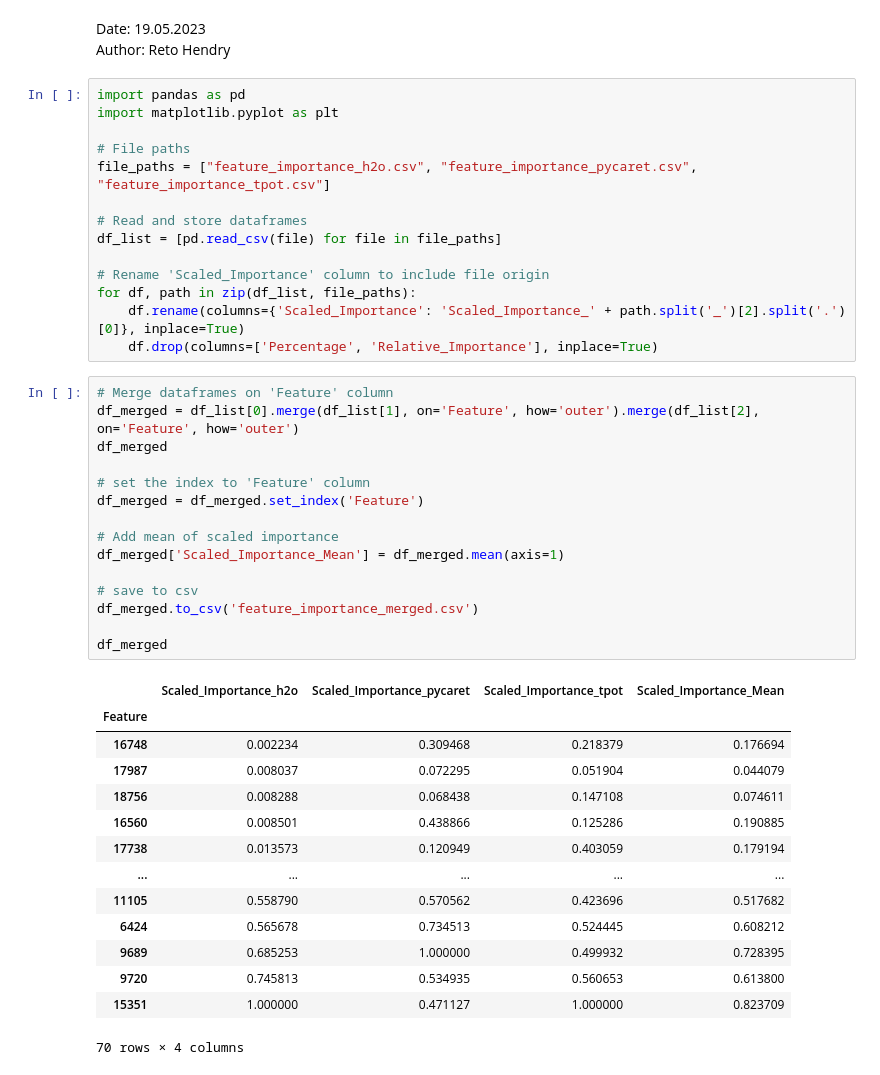
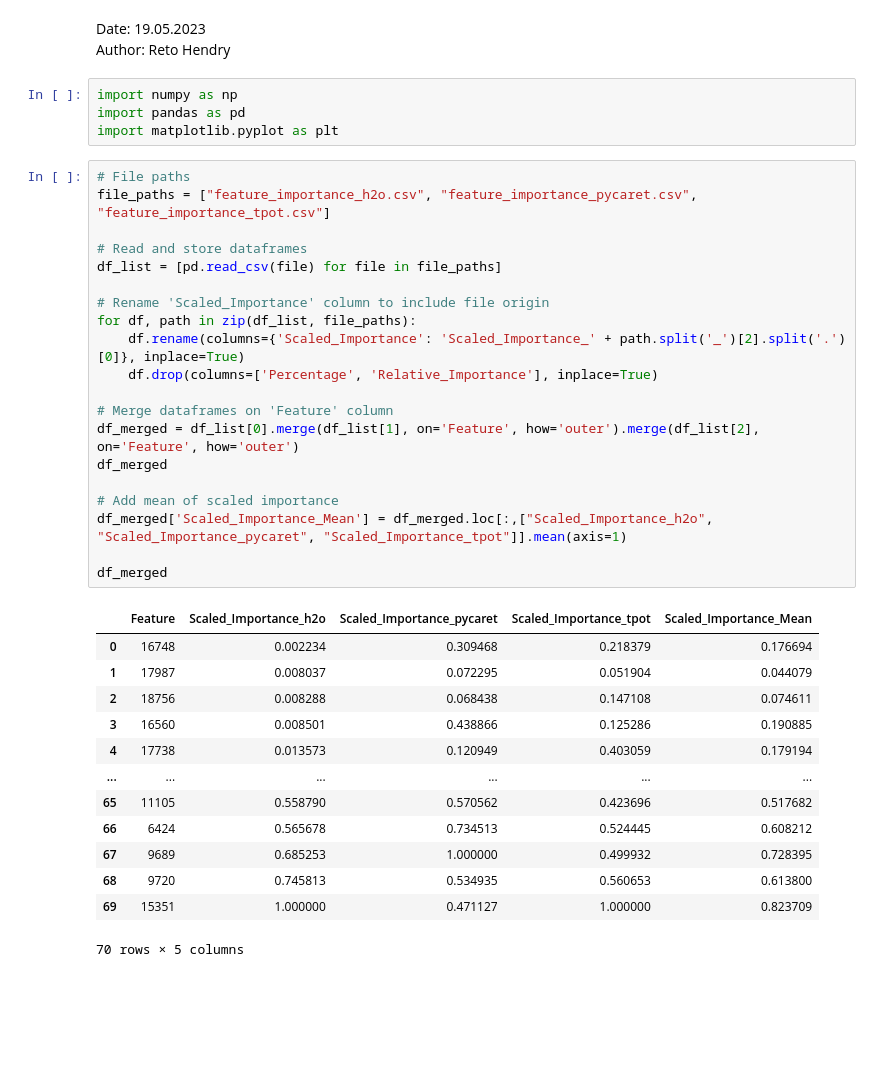
Before and after one commit to tahendry/master_thesis, a Jupyter notebook: analysis_and_plots/compare_feature_importance.ipynb, the cells around one changed output. Saved outputs shown, nothing was run; the diff lists cells and outputs as text; blank space fills up the shorter version.

```diff
--- a/analysis_and_plots/compare_feature_importance.ipynb
+++ b/analysis_and_plots/compare_feature_importance.ipynb
@@ -1,47 +1,41 @@
 # %% [markdown]
 Date: 19.05.2023 \
 Author: Reto Hendry
+# %%
+import numpy as np
+import pandas as pd
+import matplotlib.pyplot as plt
 # %%
-import pandas as pd
-import matplotlib.pyplot as plt
-
 # File paths
 file_paths = ["feature_importance_h2o.csv", "feature_importance_pycaret.csv", "feature_importance_tpot.csv"]
 
 # Read and store dataframes
 df_list = [pd.read_csv(file) for file in file_paths]
 
 # Rename 'Scaled_Importance' column to include file origin
 for df, path in zip(df_list, file_paths):
     df.rename(columns={'Scaled_Importance': 'Scaled_Importance_' + path.split('_')[2].split('.')[0]}, inplace=True)
     df.drop(columns=['Percentage', 'Relative_Importance'], inplace=True)
+
+# Merge dataframes on 'Feature' column
+df_merged = df_list[0].merge(df_list[1], on='Feature', how='outer').merge(df_list[2], on='Feature', how='outer')
+df_merged
+
+# Add mean of scaled importance
+df_merged['Scaled_Importance_Mean'] = df_merged.loc[:,["Scaled_Importance_h2o", "Scaled_Importance_pycaret", "Scaled_Importance_tpot"]].mean(axis=1)
+
+df_merged
+# %% [output]
+|  | Feature | Scaled_Importance_h2o | Scaled_Importance_pycaret | Scaled_Importance_tpot | Scaled_Importance_Mean |
+| 0 | 16748 | 0.002234 | 0.309468 | 0.218379 | 0.176694 |
+| 1 | 17987 | 0.008037 | 0.072295 | 0.051904 | 0.044079 |
+| 2 | 18756 | 0.008288 | 0.068438 | 0.147108 | 0.074611 |
+| 3 | 16560 | 0.008501 | 0.438866 | 0.125286 | 0.190885 |
+| 4 | 17738 | 0.013573 | 0.120949 | 0.403059 | 0.179194 |
+| ... | ... | ... | ... | ... | ... |
+| 65 | 11105 | 0.558790 | 0.570562 | 0.423696 | 0.517682 |
+| 66 | 6424 | 0.565678 | 0.734513 | 0.524445 | 0.608212 |
+| 67 | 9689 | 0.685253 | 1.000000 | 0.499932 | 0.728395 |
+| 68 | 9720 | 0.745813 | 0.534935 | 0.560653 | 0.613800 |
+| 69 | 15351 | 1.000000 | 0.471127 | 1.000000 | 0.823709 |
+70 rows × 5 columns
-# %%
-# Merge dataframes on 'Feature' column
-df_merged = df_list[0].merge(df_list[1], on='Feature', how='outer').merge(df_list[2], on='Feature', how='outer')
-df_merged
-
-# set the index to 'Feature' column
-df_merged = df_merged.set_index('Feature')
-
-# Add mean of scaled importance
-df_merged['Scaled_Importance_Mean'] = df_merged.mean(axis=1)
-
-# save to csv
-df_merged.to_csv('feature_importance_merged.csv')
-
-df_merged
-# %% [output]
-|  | Scaled_Importance_h2o | Scaled_Importance_pycaret | Scaled_Importance_tpot | Scaled_Importance_Mean |
-| Feature |  |  |  |  |
-| 16748 | 0.002234 | 0.309468 | 0.218379 | 0.176694 |
-| 17987 | 0.008037 | 0.072295 | 0.051904 | 0.044079 |
-| 18756 | 0.008288 | 0.068438 | 0.147108 | 0.074611 |
-| 16560 | 0.008501 | 0.438866 | 0.125286 | 0.190885 |
-| 17738 | 0.013573 | 0.120949 | 0.403059 | 0.179194 |
-| ... | ... | ... | ... | ... |
-| 11105 | 0.558790 | 0.570562 | 0.423696 | 0.517682 |
-| 6424 | 0.565678 | 0.734513 | 0.524445 | 0.608212 |
-| 9689 | 0.685253 | 1.000000 | 0.499932 | 0.728395 |
-| 9720 | 0.745813 | 0.534935 | 0.560653 | 0.613800 |
-| 15351 | 1.000000 | 0.471127 | 1.000000 | 0.823709 |
-70 rows × 4 columns
```
Also changed, not shown: parts of 12 cells of this notebook.
